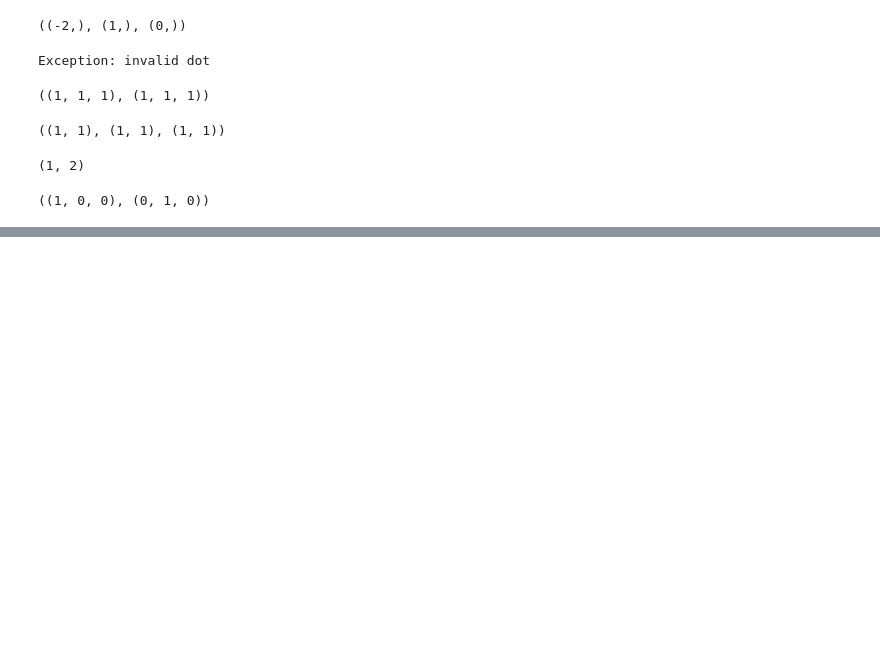
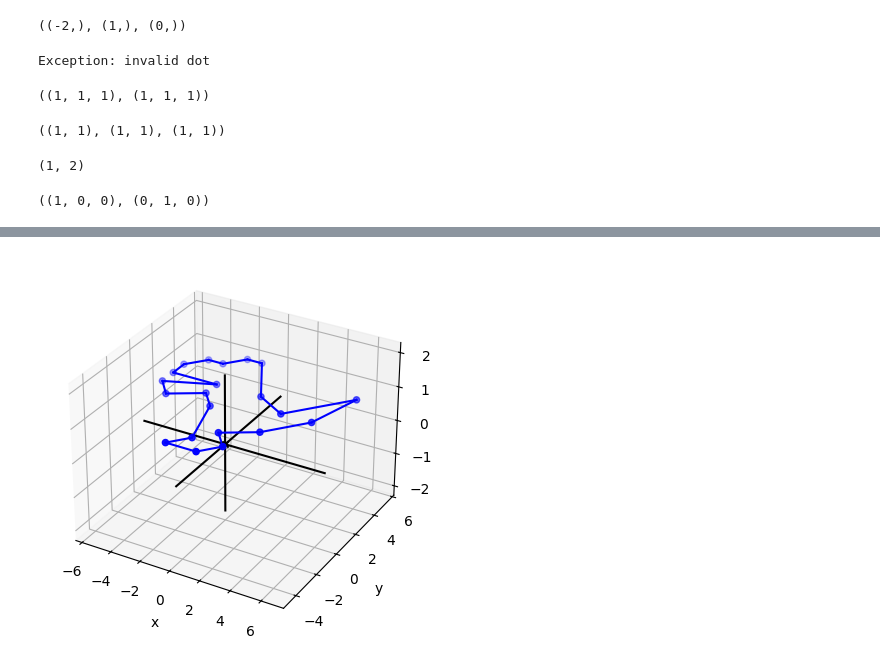
Before and after one commit to Sylethil/Math-for-Programmers, a Jupyter notebook: Chapter 05/ch5scratch.ipynb, the cells around one changed output, grey strips where cells are left out. Saved outputs shown, nothing was run; the diff lists cells and outputs as text; code cells hidden in the pictures; blank space fills up the shorter version.

```diff
--- a/Chapter 05/ch5scratch.ipynb
+++ b/Chapter 05/ch5scratch.ipynb
@@ -204,0 +222,15 @@ infer_matrix(3,project_xy)
+# %%
+from draw3d import *
+def polygon_segments_3d(points,color='blue'):
+    count = len(points)
+    return [Segment3D(points[i], points[(i+1) % count],color=color) for i in
+            range(0,count)]
+
+dino_3d = [(x,y,1) for x,y in dino_vectors]
+
+draw3d(
+Points3D(*dino_3d, color='blue'),
+*polygon_segments_3d(dino_3d)
+)
+# %% [output]
+[figure, added]
```
Also changed, not shown: parts of 7 cells of this notebook.
